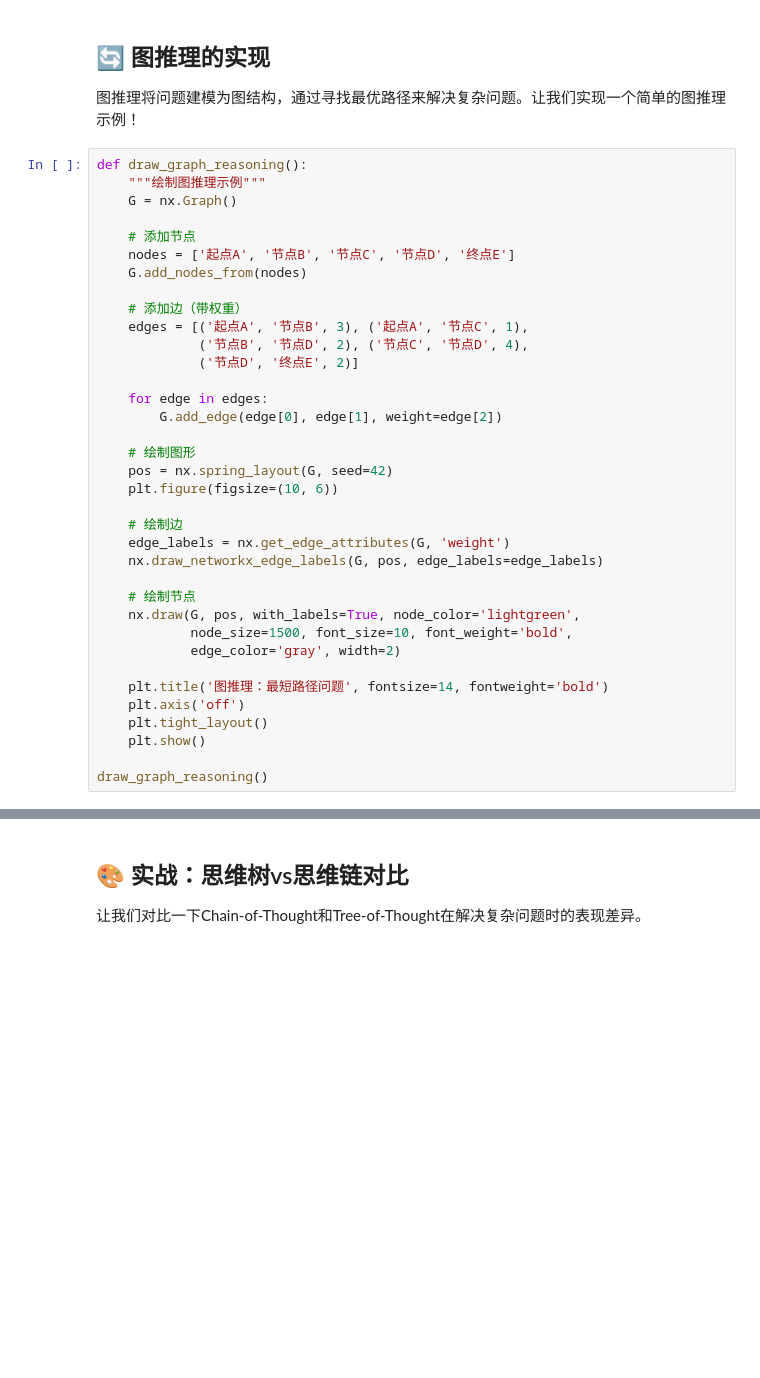
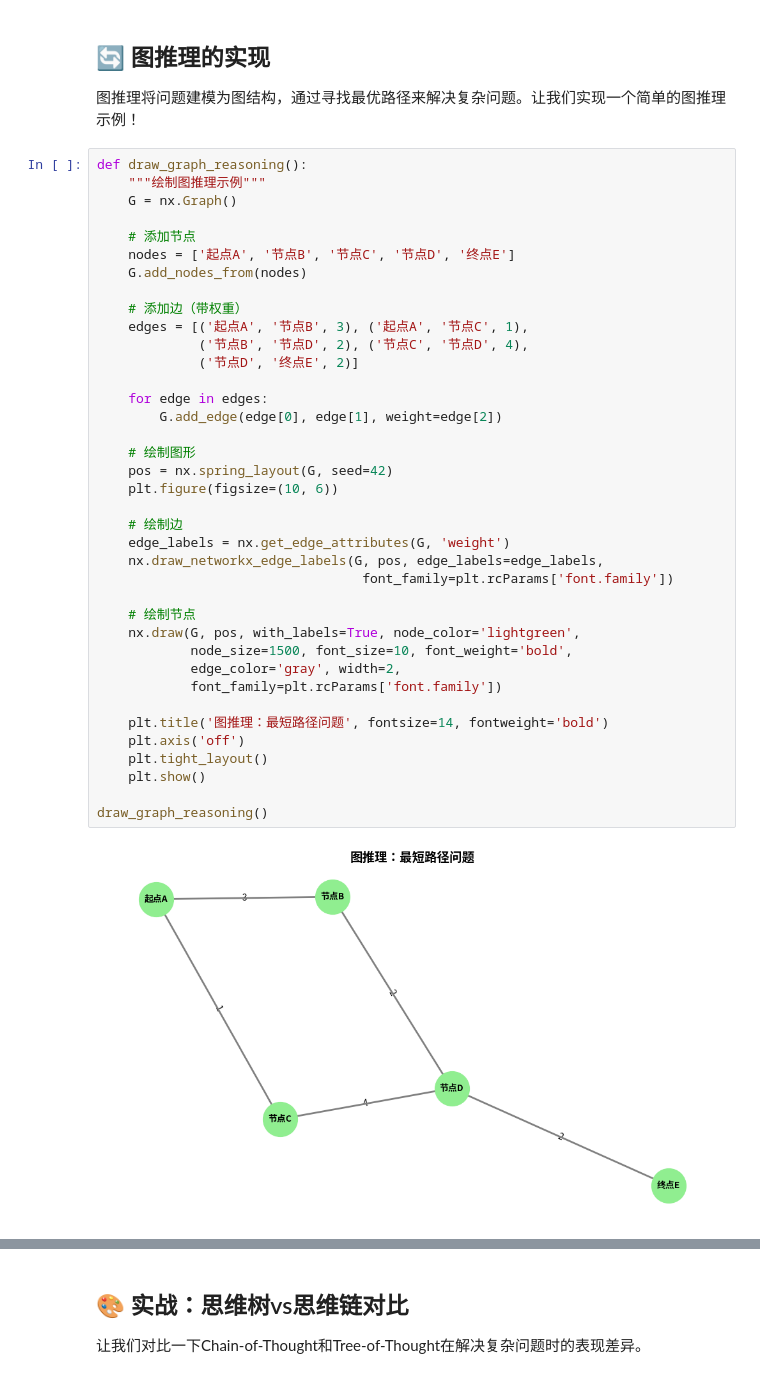
Before and after one commit to Gujiaweiguo/ai-learning-notes, a Jupyter notebook: 第5周/第5周-Day2-Tree-of-Thought与图推理.ipynb, the cells around one changed output, grey strips where cells are left out. Saved outputs shown, nothing was run; the diff lists cells and outputs as text; blank space fills up the shorter version.

```diff
--- a/第5周/第5周-Day2-Tree-of-Thought与图推理.ipynb
+++ b/第5周/第5周-Day2-Tree-of-Thought与图推理.ipynb
@@ -179,35 +219,39 @@ def draw_graph_reasoning():
 
     # 添加节点
     nodes = ['起点A', '节点B', '节点C', '节点D', '终点E']
     G.add_nodes_from(nodes)
 
     # 添加边（带权重）
     edges = [('起点A', '节点B', 3), ('起点A', '节点C', 1),
              ('节点B', '节点D', 2), ('节点C', '节点D', 4),
              ('节点D', '终点E', 2)]
 
     for edge in edges:
         G.add_edge(edge[0], edge[1], weight=edge[2])
 
     # 绘制图形
     pos = nx.spring_layout(G, seed=42)
     plt.figure(figsize=(10, 6))
 
     # 绘制边
     edge_labels = nx.get_edge_attributes(G, 'weight')
-    nx.draw_networkx_edge_labels(G, pos, edge_labels=edge_labels)
+    nx.draw_networkx_edge_labels(G, pos, edge_labels=edge_labels,
+                                  font_family=plt.rcParams['font.family'])
 
     # 绘制节点
     nx.draw(G, pos, with_labels=True, node_color='lightgreen',
             node_size=1500, font_size=10, font_weight='bold',
-            edge_color='gray', width=2)
+            edge_color='gray', width=2,
+            font_family=plt.rcParams['font.family'])
 
     plt.title('图推理：最短路径问题', fontsize=14, fontweight='bold')
     plt.axis('off')
     plt.tight_layout()
     plt.show()
 
 draw_graph_reasoning()
+# %% [output]
+[figure, added]
 # %%
 def find_shortest_path(graph, start, end):
     """使用Dijkstra算法寻找最短路径"""
```
Also changed, not shown: parts of 6 cells of this notebook, 7 other files.
